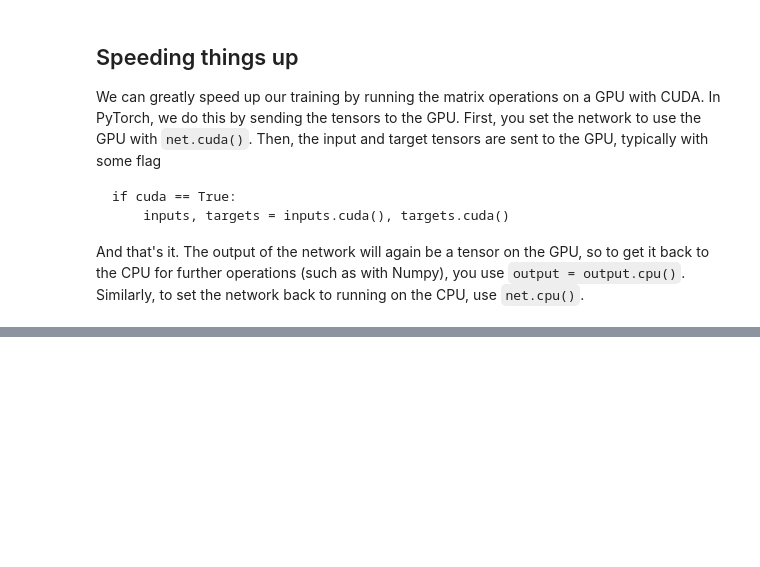
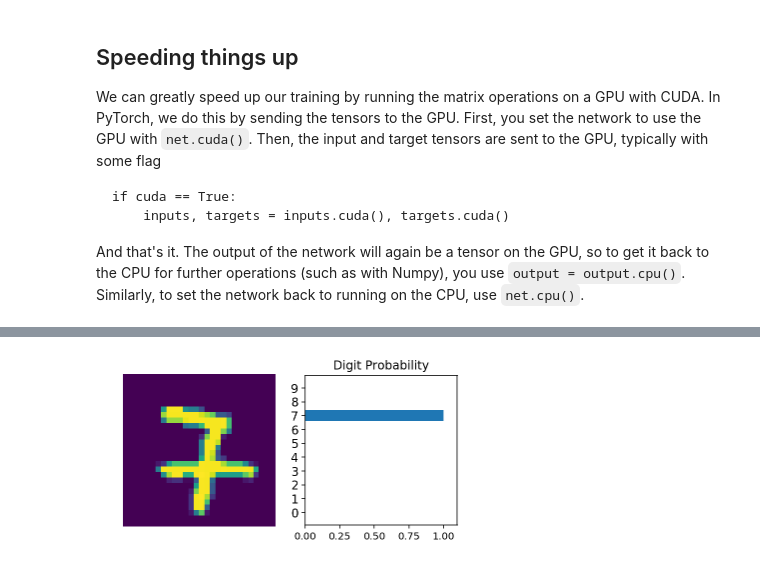
Before and after one commit to tushushu/deep-learning, a Jupyter notebook: intro-to-pytorch/Intro-to-PyTorch.ipynb, the cells around one changed output, grey strips where cells are left out. Drawn from its saved outputs; the diff is of its cells as text; code cells hidden in the pictures; blank space fills up the shorter version.

```diff
--- a/intro-to-pytorch/Intro-to-PyTorch.ipynb
+++ b/intro-to-pytorch/Intro-to-PyTorch.ipynb
@@ -702,0 +714,26 @@ Epoch: 5/5.. Loss: 0.0211.. Test accuracy: 0.9902.. 0.0130 s/batch
+# %%
+## Save the model
+filename = 'mnist1.ckpt'
+checkpoint = {'n_conv1': net.n_conv1,
+              'n_conv2': net.n_conv2,
+              'state_dict': net.state_dict()}
+with open(filename, 'wb') as f:
+    torch.save(checkpoint, f)
+# %%
+## Load the model
+filename = 'mnist1.ckpt'
+with open(filename, 'rb') as f:
+        checkpoint = torch.load(f)
+
+model = ConvNet(n_conv1=checkpoint['n_conv1'],
+                n_conv2=checkpoint['n_conv2'])
+model.load_state_dict(checkpoint['state_dict'])
+# %%
+dataiter = iter(testloader)
+# %%
+images, labels = dataiter.next()
+img = images[0]
+ps = model.predict(Variable(img.resize_(1, *img.size())))
+helper.view_classify(img, ps)
+# %% [output]
+[figure, added]
```
Also changed, not shown: parts of 27 cells of this notebook, 1 other file.
